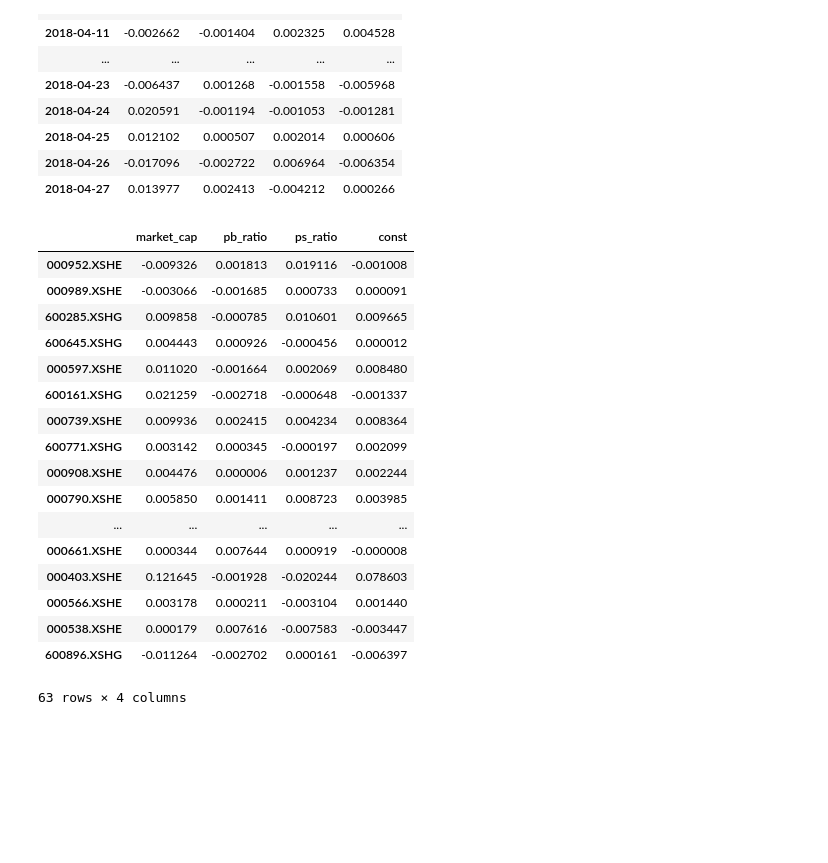
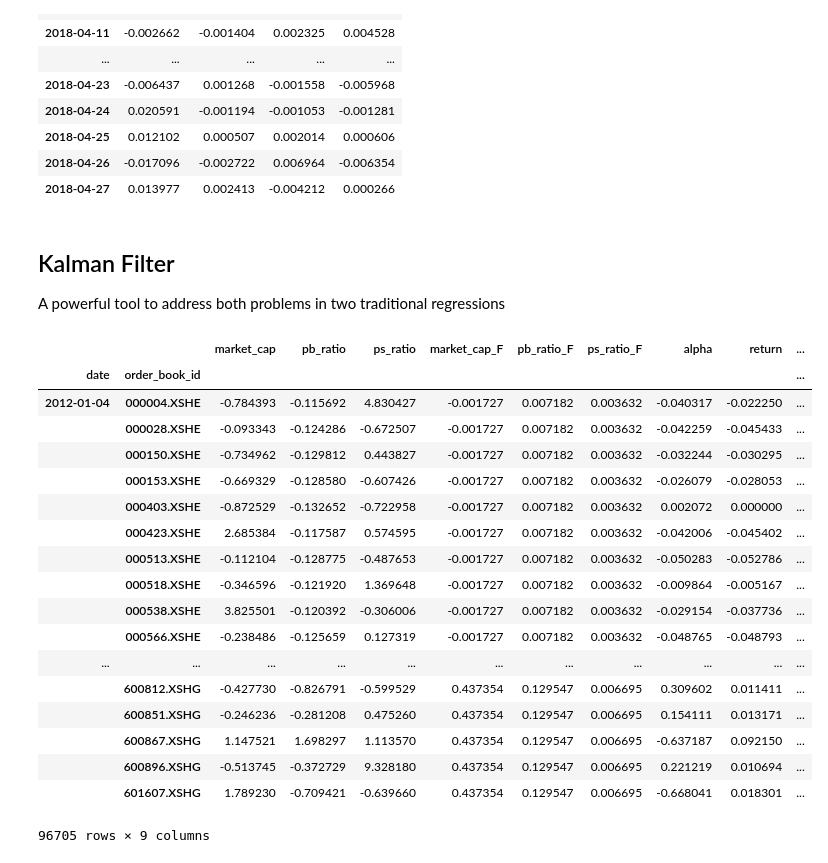
Before and after one commit to jerryxyx/Python, a Jupyter notebook: AlphaTrading/GeneralizedLinearModel.ipynb, the cells around one changed output. Drawn from its saved outputs; the diff is of its cells as text; code cells hidden in the pictures; blank space fills up the shorter version.

Commit message:
update kalmanfilter

```diff
--- a/AlphaTrading/GeneralizedLinearModel.ipynb
+++ b/AlphaTrading/GeneralizedLinearModel.ipynb
@@ -121,24 +213,29 @@ myModel.cross_section_regression()
 | 2018-04-25 | 0.012102 | 0.000507 | 0.002014 | 0.000606 |
 | 2018-04-26 | -0.017096 | -0.002722 | 0.006964 | -0.006354 |
 | 2018-04-27 | 0.013977 | 0.002413 | -0.004212 | 0.000266 |
+# %% [markdown]
+## Kalman Filter
+
+A powerful tool to address both problems in two traditional regressions
 # %%
-myModel.time_series_regression()
+myModel.kalman_filter_calibration()
 # %% [output]
-|  | market_cap | pb_ratio | ps_ratio | const |
-| 000952.XSHE | -0.009326 | 0.001813 | 0.019116 | -0.001008 |
-| 000989.XSHE | -0.003066 | -0.001685 | 0.000733 | 0.000091 |
-| 600285.XSHG | 0.009858 | -0.000785 | 0.010601 | 0.009665 |
-| 600645.XSHG | 0.004443 | 0.000926 | -0.000456 | 0.000012 |
-| 000597.XSHE | 0.011020 | -0.001664 | 0.002069 | 0.008480 |
-| 600161.XSHG | 0.021259 | -0.002718 | -0.000648 | -0.001337 |
-| 000739.XSHE | 0.009936 | 0.002415 | 0.004234 | 0.008364 |
-| 600771.XSHG | 0.003142 | 0.000345 | -0.000197 | 0.002099 |
-| 000908.XSHE | 0.004476 | 0.000006 | 0.001237 | 0.002244 |
-| 000790.XSHE | 0.005850 | 0.001411 | 0.008723 | 0.003985 |
-| ... | ... | ... | ... | ... |
-| 000661.XSHE | 0.000344 | 0.007644 | 0.000919 | -0.000008 |
-| 000403.XSHE | 0.121645 | -0.001928 | -0.020244 | 0.078603 |
-| 000566.XSHE | 0.003178 | 0.000211 | -0.003104 | 0.001440 |
-| 000538.XSHE | 0.000179 | 0.007616 | -0.007583 | -0.003447 |
-| 600896.XSHG | -0.011264 | -0.002702 | 0.000161 | -0.006397 |
+|  |  | market_cap | pb_ratio | ps_ratio | market_cap_F | pb_ratio_F | ps_ratio_F | alpha | return | ... |
+| date | order_book_id |  |  |  |  |  |  |  |  | ... |
+| 2012-01-04 | 000004.XSHE | -0.784393 | -0.115692 | 4.830427 | -0.001727 | 0.007182 | 0.003632 | -0.040317 | -0.022250 | ... |
+|  | 000028.XSHE | -0.093343 | -0.124286 | -0.672507 | -0.001727 | 0.007182 | 0.003632 | -0.042259 | -0.045433 | ... |
+|  | 000150.XSHE | -0.734962 | -0.129812 | 0.443827 | -0.001727 | 0.007182 | 0.003632 | -0.032244 | -0.030295 | ... |
+|  | 000153.XSHE | -0.669329 | -0.128580 | -0.607426 | -0.001727 | 0.007182 | 0.003632 | -0.026079 | -0.028053 | ... |
+|  | 000403.XSHE | -0.872529 | -0.132652 | -0.722958 | -0.001727 | 0.007182 | 0.003632 | 0.002072 | 0.000000 | ... |
+|  | 000423.XSHE | 2.685384 | -0.117587 | 0.574595 | -0.001727 | 0.007182 | 0.003632 | -0.042006 | -0.045402 | ... |
+|  | 000513.XSHE | -0.112104 | -0.128775 | -0.487653 | -0.001727 | 0.007182 | 0.003632 | -0.050283 | -0.052786 | ... |
+|  | 000518.XSHE | -0.346596 | -0.121920 | 1.369648 | -0.001727 | 0.007182 | 0.003632 | -0.009864 | -0.005167 | ... |
+|  | 000538.XSHE | 3.825501 | -0.120392 | -0.306006 | -0.001727 | 0.007182 | 0.003632 | -0.029154 | -0.037736 | ... |
+|  | 000566.XSHE | -0.238486 | -0.125659 | 0.127319 | -0.001727 | 0.007182 | 0.003632 | -0.048765 | -0.048793 | ... |
+| ... | ... | ... | ... | ... | ... | ... | ... | ... | ... | ... |
+|  | 600812.XSHG | -0.427730 | -0.826791 | -0.599529 | 0.437354 | 0.129547 | 0.006695 | 0.309602 | 0.011411 | ... |
+|  | 600851.XSHG | -0.246236 | -0.281208 | 0.475260 | 0.437354 | 0.129547 | 0.006695 | 0.154111 | 0.013171 | ... |
+|  | 600867.XSHG | 1.147521 | 1.698297 | 1.113570 | 0.437354 | 0.129547 | 0.006695 | -0.637187 | 0.092150 | ... |
+|  | 600896.XSHG | -0.513745 | -0.372729 | 9.328180 | 0.437354 | 0.129547 | 0.006695 | 0.221219 | 0.010694 | ... |
+|  | 601607.XSHG | 1.789230 | -0.709421 | -0.639660 | 0.437354 | 0.129547 | 0.006695 | -0.668041 | 0.018301 | ... |
-63 rows × 4 columns
+96705 rows × 9 columns
```
Also changed, not shown: parts of 6 cells of this notebook.
